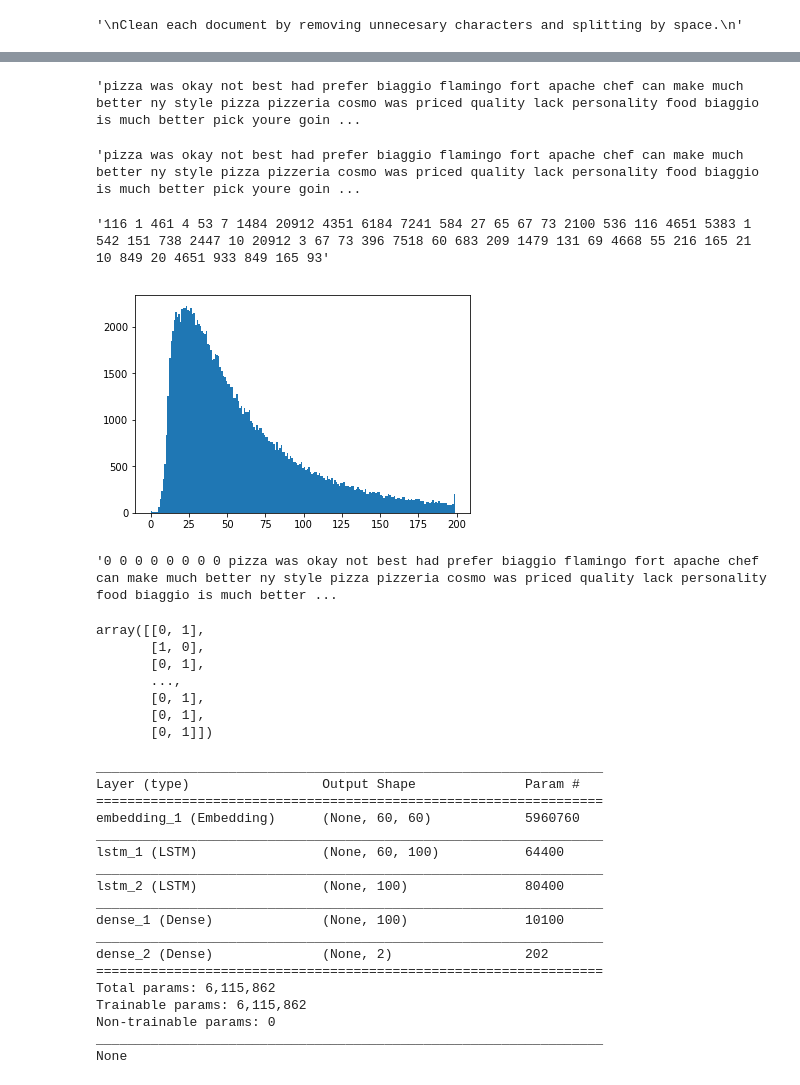
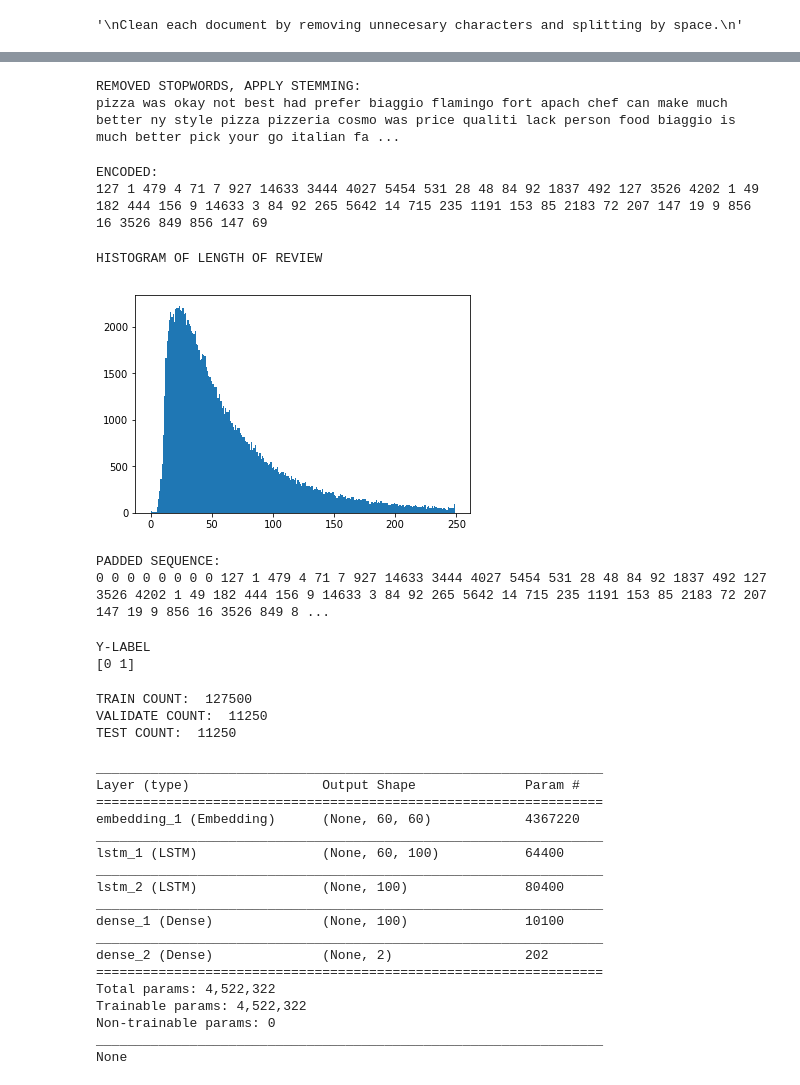
Before and after one commit to cyleefrank/yelp_sentiment_prediction, a Jupyter notebook: model1_improved_preprocessing.ipynb, the cells around one changed output, grey strips where cells are left out. Drawn from its saved outputs; the diff is of its cells as text; code cells hidden in the pictures.

Commit message:
fixed a bug in stemming

```diff
--- a/model1_improved_preprocessing.ipynb
+++ b/model1_improved_preprocessing.ipynb
@@ -192,28 +196,29 @@ def clean_document2(doco):
     doco = [w for w in doco if not w in stopwords]
 
     stemmer = SnowballStemmer('english')
-    stemmed_words = [stemmer.stem(word) for word in doco]
+    doco = [stemmer.stem(word) for word in doco]
 
     return doco
 # %%
 review_cleans2 = [clean_document2(doc) for doc in review_cleans];
 review_cleans = review_cleans2
-' '.join(review_cleans[0])
+print("REMOVED STOPWORDS, APPLY STEMMING:")
+print(' '.join(review_cleans[0]))
 # %% [output]
-'pizza was okay not best had prefer biaggio flamingo fort apache chef can make much better ny style pizza pizzeria cosmo was priced quality lack personality food biaggio is much better pick youre goin ...
+REMOVED STOPWORDS, APPLY STEMMING:
+pizza was okay not best had prefer biaggio flamingo fort apach chef can make much better ny style pizza pizzeria cosmo was price qualiti lack person food biaggio is much better pick your go italian fa ...
 # %%
 sentences = [' '.join(r) for r in review_cleans]
-sentences[0]
-# %% [output]
-'pizza was okay not best had prefer biaggio flamingo fort apache chef can make much better ny style pizza pizzeria cosmo was priced quality lack personality food biaggio is much better pick youre goin ...
 # %%
 # Use a Keras Tokenizer and fit on the sentences
 tokenizer = Tokenizer();
 tokenizer.fit_on_texts(sentences);
 reviews_encoded = np.array(tokenizer.texts_to_sequences(sentences));
-' '.join(map(str,reviews_encoded[0]))
+print("ENCODED:")
+print(' '.join(map(str,reviews_encoded[0])))
 # %% [output]
-'116 1 461 4 53 7 1484 20912 4351 6184 7241 584 27 65 67 73 2100 536 116 4651 5383 1 542 151 738 2447 10 20912 3 67 73 396 7518 60 683 209 1479 131 69 4668 55 216 165 21 10 849 20 4651 933 849 165 93'
+ENCODED:
+127 1 479 4 71 7 927 14633 3444 4027 5454 531 28 48 84 92 1837 492 127 3526 4202 1 49 182 444 156 9 14633 3 84 92 265 5642 14 715 235 1191 153 85 2183 72 207 147 19 9 856 16 3526 849 856 147 69
 # %%
 sequence_dict = tokenizer.word_index;
 # reverse - index to word
@@ -225,31 +226,31 @@ word_dict = dict((num, val) for (val, num) in sequence_dict.items());
 # %%
 # Plot a Histogram of length of reviews
 lengths = [len(x) for x in reviews_encoded];
-plt.hist(lengths, bins=range(200))
+plt.hist(lengths,range(0,250))
+print("HISTOGRAM OF LENGTH OF REVIEW")
 plt.show()
 # %% [output]
+HISTOGRAM OF LENGTH OF REVIEW
-[figure, old version]
+[figure, new version]
 # %%
 # Truncate and Pad reviews at a Maximum cap of 60 words.
 max_cap = 60;
 X = pad_sequences(reviews_encoded, maxlen=max_cap, truncating='post')
 # %%
-' '.join(list(map(lambda x: word_dict[x] if x>0 else '0', X[0])))
+print("PADDED SEQUENCE:")
+# ' '.join(list(map(lambda x: word_dict[x] if x>0 else '0', X[0])))
+print(' '.join(map(str,X[0])))
 # %% [output]
-'0 0 0 0 0 0 0 0 pizza was okay not best had prefer biaggio flamingo fort apache chef can make much better ny style pizza pizzeria cosmo was priced quality lack personality food biaggio is much better ...
+PADDED SEQUENCE:
+0 0 0 0 0 0 0 0 127 1 479 4 71 7 927 14633 3444 4027 5454 531 28 48 84 92 1837 492 127 3526 4202 1 49 182 444 156 9 14633 3 84 92 265 5642 14 715 235 1191 153 85 2183 72 207 147 19 9 856 16 3526 849 8 ...
 # %%
 # Obtain a One-hot Y array for each review label.
 Y = np.array([[0,1] if '0' in label else [1,0] for label in labels])
-
-Y
+print("Y-LABEL")
+print(Y[0])
 # %% [output]
-array([[0, 1],
-       [1, 0],
-       [0, 1],
-       ...,
-       [0, 1],
-       [0, 1],
-       [0, 1]])
+Y-LABEL
+[0 1]
 # %%
 # Get a randomized sequence of positions to shuffle reviews
 np.random.seed(1024);
@@ -263,10 +264,16 @@ Y = Y[random_posits];
 # Divide the reviews into Training, Dev, and Test data.
 train_cap = int(0.85 * len(X));
 dev_cap = int(0.93 * len(X));
-
 X_train, Y_train = X[:train_cap], Y[:train_cap];
 X_dev, Y_dev = X[train_cap:dev_cap], Y[train_cap:dev_cap];
 X_test, Y_test = X[dev_cap:], Y[dev_cap:]
+print("TRAIN COUNT: ",len(X_train))
+print("VALIDATE COUNT: ",len(X_dev))
+print("TEST COUNT: ",len(X_test))
+# %% [output]
+TRAIN COUNT:  127500
+VALIDATE COUNT:  11250
+TEST COUNT:  11250
 # %%
 model = Sequential();
 model.add(Embedding(len(word_dict)+1, max_cap, input_length=max_cap));
@@ -279,7 +286,7 @@ print(model.summary());
 _________________________________________________________________
 Layer (type)                 Output Shape              Param #
 =================================================================
-embedding_1 (Embedding)      (None, 60, 60)            5960760
+embedding_1 (Embedding)      (None, 60, 60)            4367220
 _________________________________________________________________
 lstm_1 (LSTM)                (None, 60, 100)           64400
 _________________________________________________________________
@@ -289,8 +296,8 @@ dense_1 (Dense)              (None, 100)               10100
 _________________________________________________________________
 dense_2 (Dense)              (None, 2)                 202
 =================================================================
-Total params: 6,115,862
-Trainable params: 6,115,862
+Total params: 4,522,322
+Trainable params: 4,522,322
 Non-trainable params: 0
 _________________________________________________________________
 None
```
Also changed, not shown: parts of 7 cells of this notebook.
